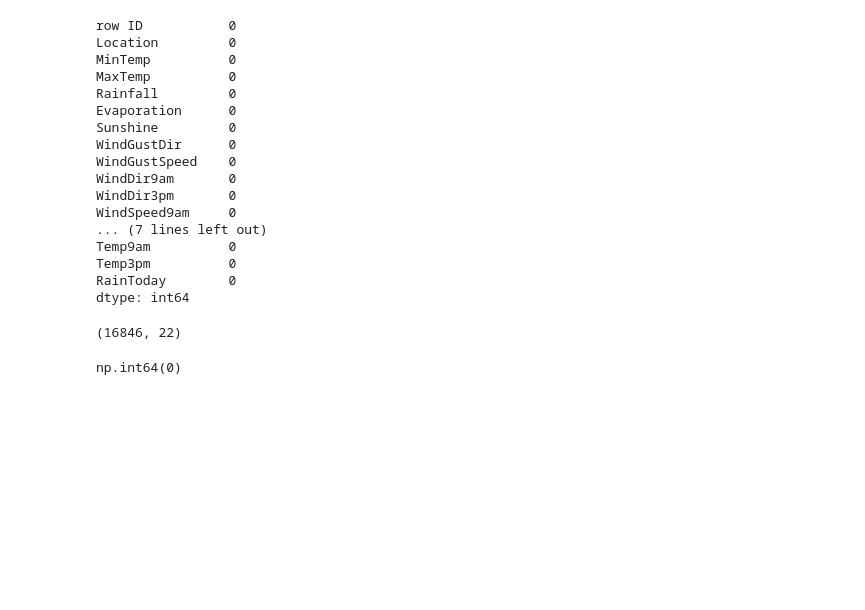
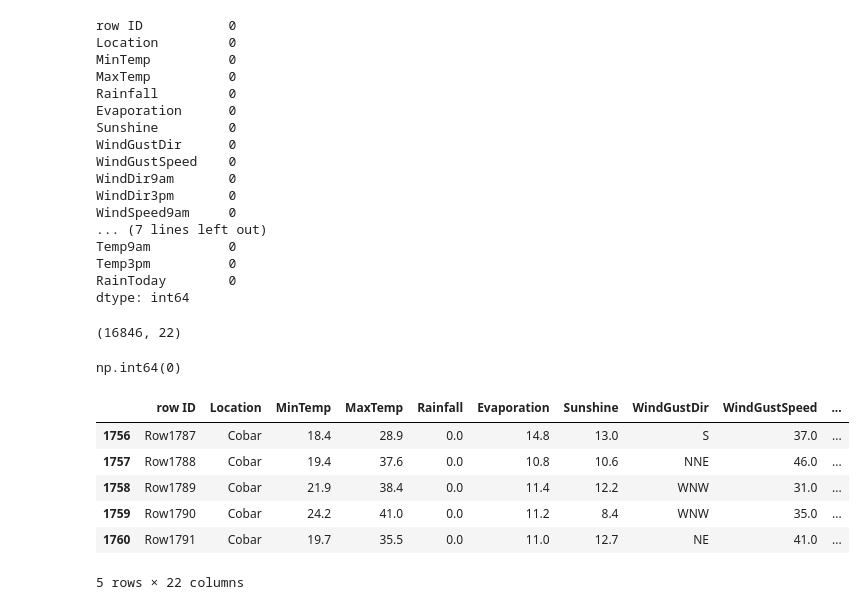
Before and after one commit to touhid0503/job2_practise, a Jupyter notebook: job2.ipynb, the cells around one changed output. Cells and saved outputs as stored; diff of their text form; code cells hidden in the pictures; blank space fills up the shorter version.

```diff
--- a/job2.ipynb
+++ b/job2.ipynb
@@ -105,3 +105,13 @@ df.shape
 df.duplicated().sum()
 # %% [output]
 np.int64(0)
+# %%
+df.head(5)
+# %% [output]
+|  | row ID | Location | MinTemp | MaxTemp | Rainfall | Evaporation | Sunshine | WindGustDir | WindGustSpeed | ... |
+| 1756 | Row1787 | Cobar | 18.4 | 28.9 | 0.0 | 14.8 | 13.0 | S | 37.0 | ... |
+| 1757 | Row1788 | Cobar | 19.4 | 37.6 | 0.0 | 10.8 | 10.6 | NNE | 46.0 | ... |
+| 1758 | Row1789 | Cobar | 21.9 | 38.4 | 0.0 | 11.4 | 12.2 | WNW | 31.0 | ... |
+| 1759 | Row1790 | Cobar | 24.2 | 41.0 | 0.0 | 11.2 | 8.4 | WNW | 35.0 | ... |
+| 1760 | Row1791 | Cobar | 19.7 | 35.5 | 0.0 | 11.0 | 12.7 | NE | 41.0 | ... |
+5 rows × 22 columns
```
Also changed, not shown: parts of 3 cells of this notebook.
